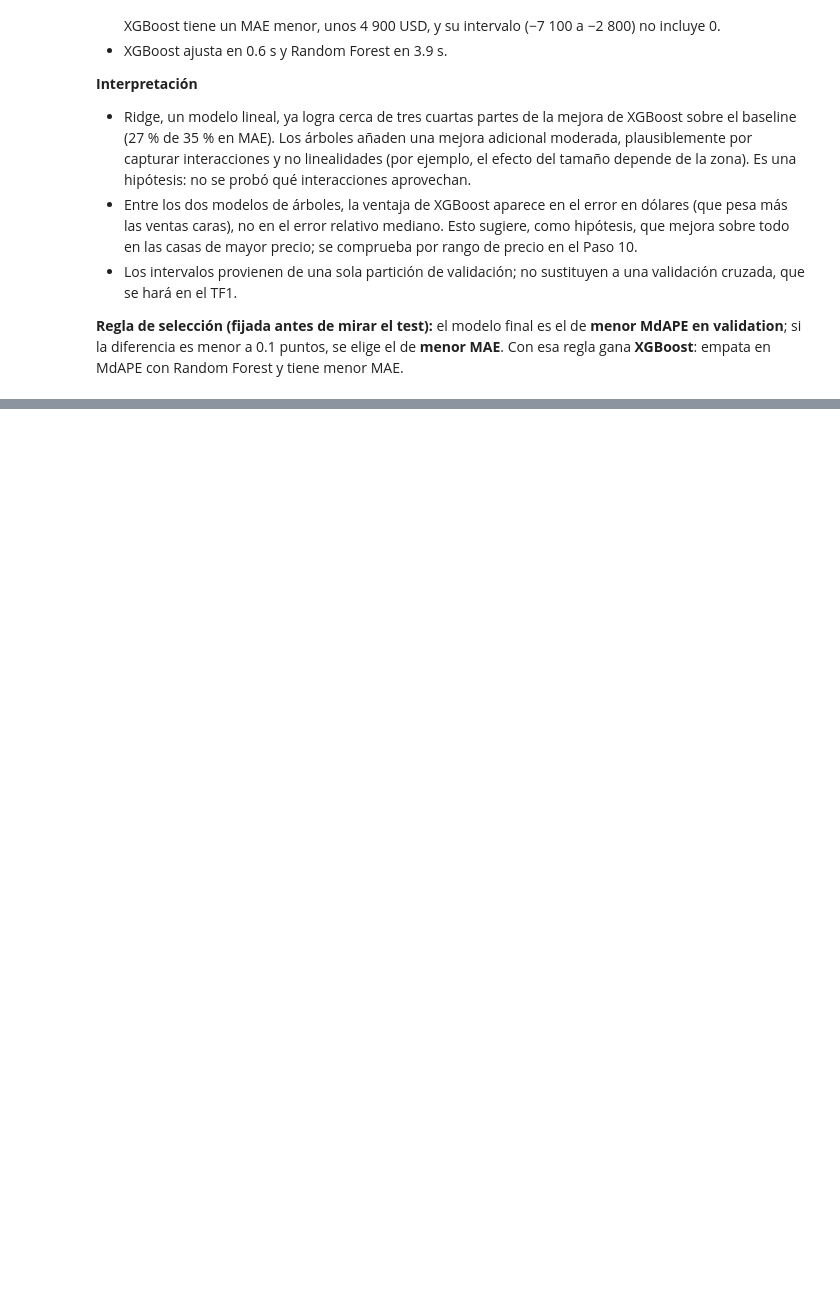
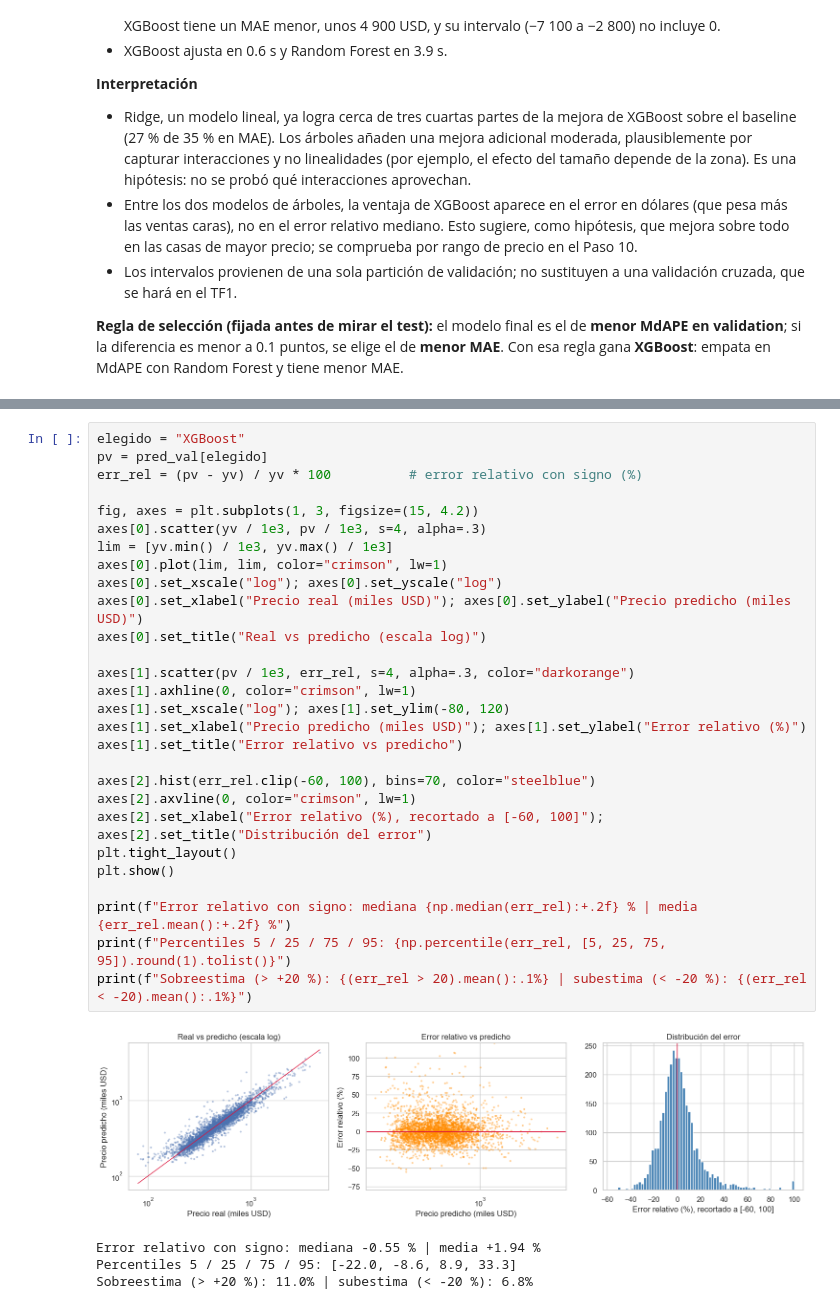
Before and after one commit to lvanCR/cc209-precios-inmobiliarios, a Jupyter notebook: notebooks/04_baseline_y_modelos.ipynb, the cells around one changed output, grey strips where cells are left out. Cells and saved outputs as stored; diff of their text form; blank space fills up the shorter version.

```diff
--- a/notebooks/04_baseline_y_modelos.ipynb
+++ b/notebooks/04_baseline_y_modelos.ipynb
@@ -532,0 +540,33 @@ Con esa regla gana **XGBoost**: empata en MdAPE con Random Forest y tiene menor
+# %%
+elegido = "XGBoost"
+pv = pred_val[elegido]
+err_rel = (pv - yv) / yv * 100          # error relativo con signo (%)
+
+fig, axes = plt.subplots(1, 3, figsize=(15, 4.2))
+axes[0].scatter(yv / 1e3, pv / 1e3, s=4, alpha=.3)
+lim = [yv.min() / 1e3, yv.max() / 1e3]
+axes[0].plot(lim, lim, color="crimson", lw=1)
+axes[0].set_xscale("log"); axes[0].set_yscale("log")
+axes[0].set_xlabel("Precio real (miles USD)"); axes[0].set_ylabel("Precio predicho (miles USD)")
+axes[0].set_title("Real vs predicho (escala log)")
+
+axes[1].scatter(pv / 1e3, err_rel, s=4, alpha=.3, color="darkorange")
+axes[1].axhline(0, color="crimson", lw=1)
+axes[1].set_xscale("log"); axes[1].set_ylim(-80, 120)
+axes[1].set_xlabel("Precio predicho (miles USD)"); axes[1].set_ylabel("Error relativo (%)")
+axes[1].set_title("Error relativo vs predicho")
+
+axes[2].hist(err_rel.clip(-60, 100), bins=70, color="steelblue")
+axes[2].axvline(0, color="crimson", lw=1)
+axes[2].set_xlabel("Error relativo (%), recortado a [-60, 100]"); axes[2].set_title("Distribución del error")
+plt.tight_layout()
+plt.show()
+
+print(f"Error relativo con signo: mediana {np.median(err_rel):+.2f} % | media {err_rel.mean():+.2f} %")
+print(f"Percentiles 5 / 25 / 75 / 95: {np.percentile(err_rel, [5, 25, 75, 95]).round(1).tolist()}")
+print(f"Sobreestima (> +20 %): {(err_rel > 20).mean():.1%} | subestima (< -20 %): {(err_rel < -20).mean():.1%}")
+# %% [output]
+[figure, added]
+Error relativo con signo: mediana -0.55 % | media +1.94 %
+Percentiles 5 / 25 / 75 / 95: [-22.0, -8.6, 8.9, 33.3]
+Sobreestima (> +20 %): 11.0% | subestima (< -20 %): 6.8%
```
Also changed, not shown: parts of 12 cells of this notebook, 2 other files.
